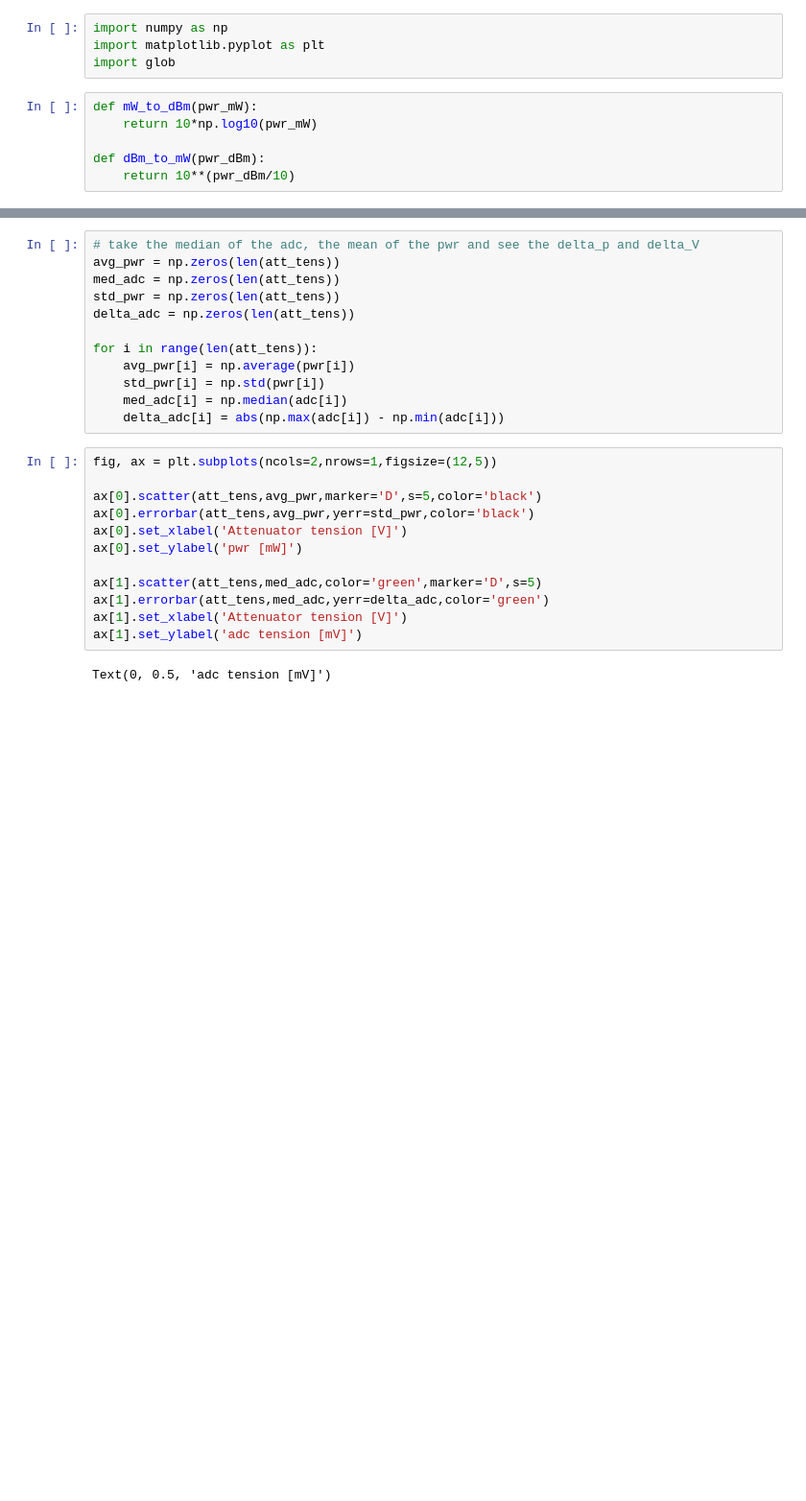
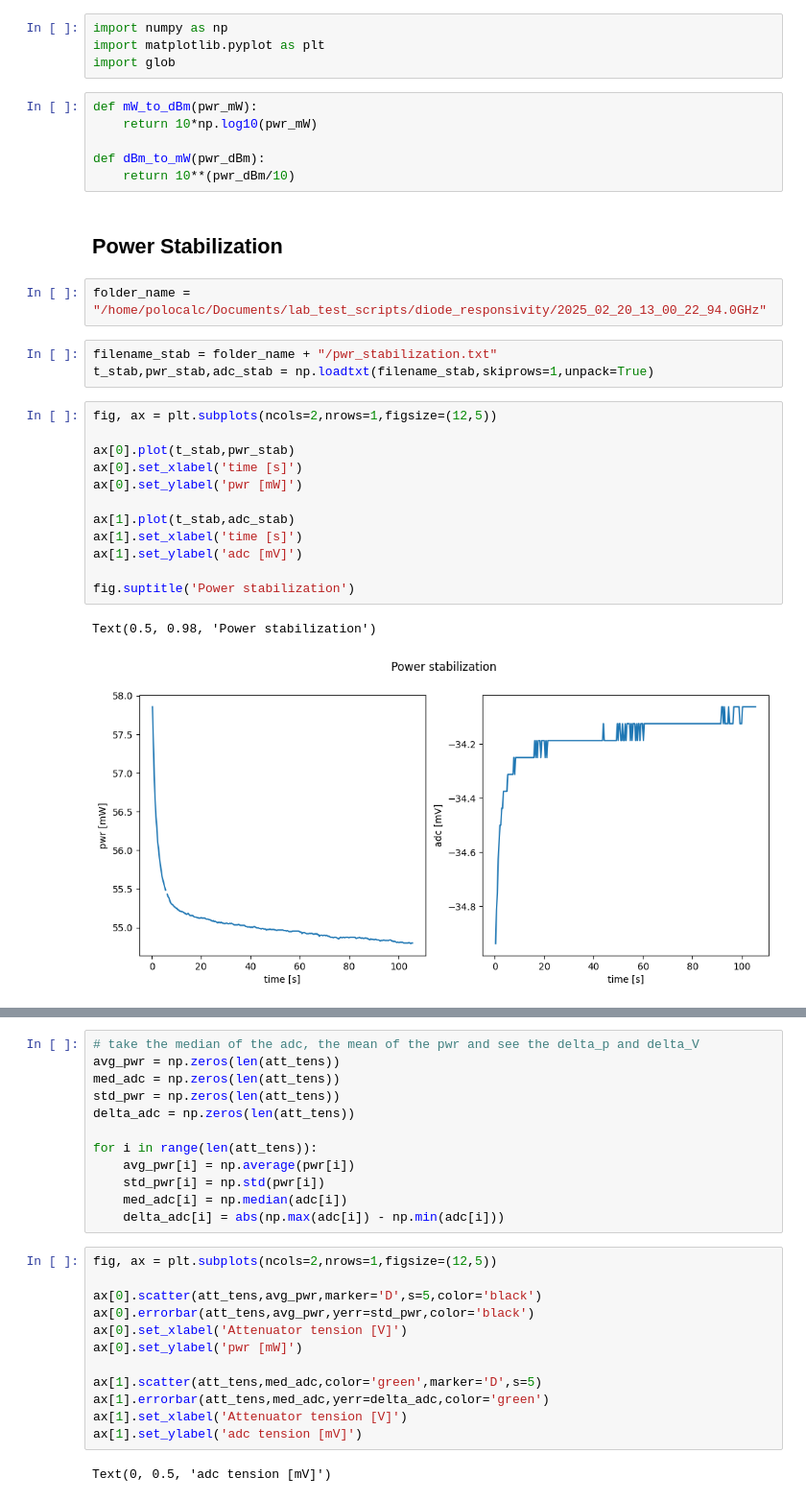
Before and after one commit to POLOCALC/lab_test_scripts, a Jupyter notebook: diode_responsivity/Data_visual.ipynb, the cells around one changed output, grey strips where cells are left out. Shown at 96% size. Saved outputs shown, nothing was run; the diff lists cells and outputs as text; blank space fills up the shorter version.

```diff
--- a/diode_responsivity/Data_visual.ipynb
+++ b/diode_responsivity/Data_visual.ipynb
@@ -8,3 +8,25 @@ def mW_to_dBm(pwr_mW):
 
 def dBm_to_mW(pwr_dBm):
     return 10**(pwr_dBm/10)
+# %% [markdown]
+## Power Stabilization
+# %%
+folder_name = "/home/polocalc/Documents/lab_test_scripts/diode_responsivity/2025_02_20_13_00_22_94.0GHz"
+# %%
+filename_stab = folder_name + "/pwr_stabilization.txt"
+t_stab,pwr_stab,adc_stab = np.loadtxt(filename_stab,skiprows=1,unpack=True)
+# %%
+fig, ax = plt.subplots(ncols=2,nrows=1,figsize=(12,5))
+
+ax[0].plot(t_stab,pwr_stab)
+ax[0].set_xlabel('time [s]')
+ax[0].set_ylabel('pwr [mW]')
+
+ax[1].plot(t_stab,adc_stab)
+ax[1].set_xlabel('time [s]')
+ax[1].set_ylabel('adc [mV]')
+
+fig.suptitle('Power stabilization')
+# %% [output]
+Text(0.5, 0.98, 'Power stabilization')
+[figure, added]
```
Also changed, not shown: parts of 4 cells of this notebook.
